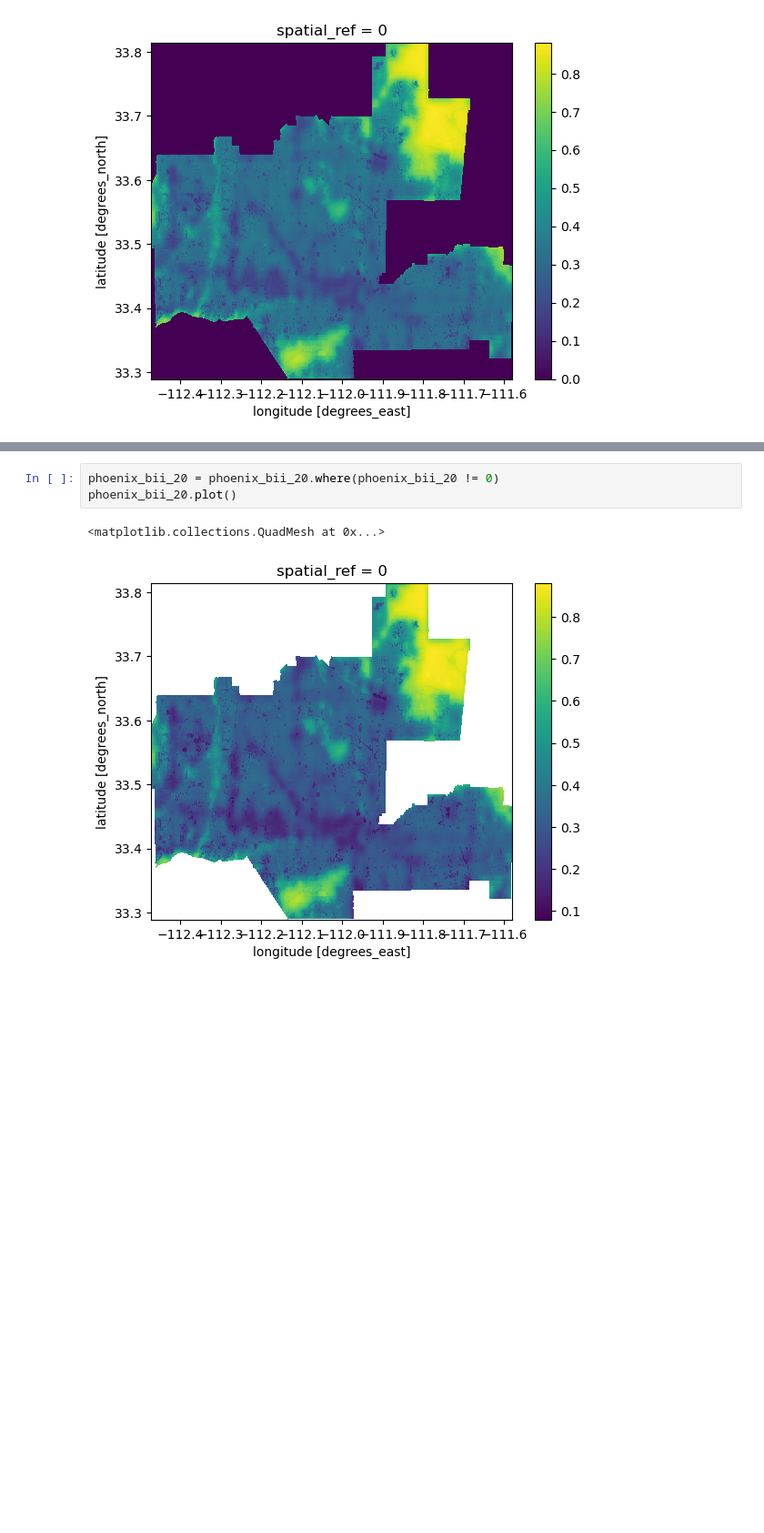
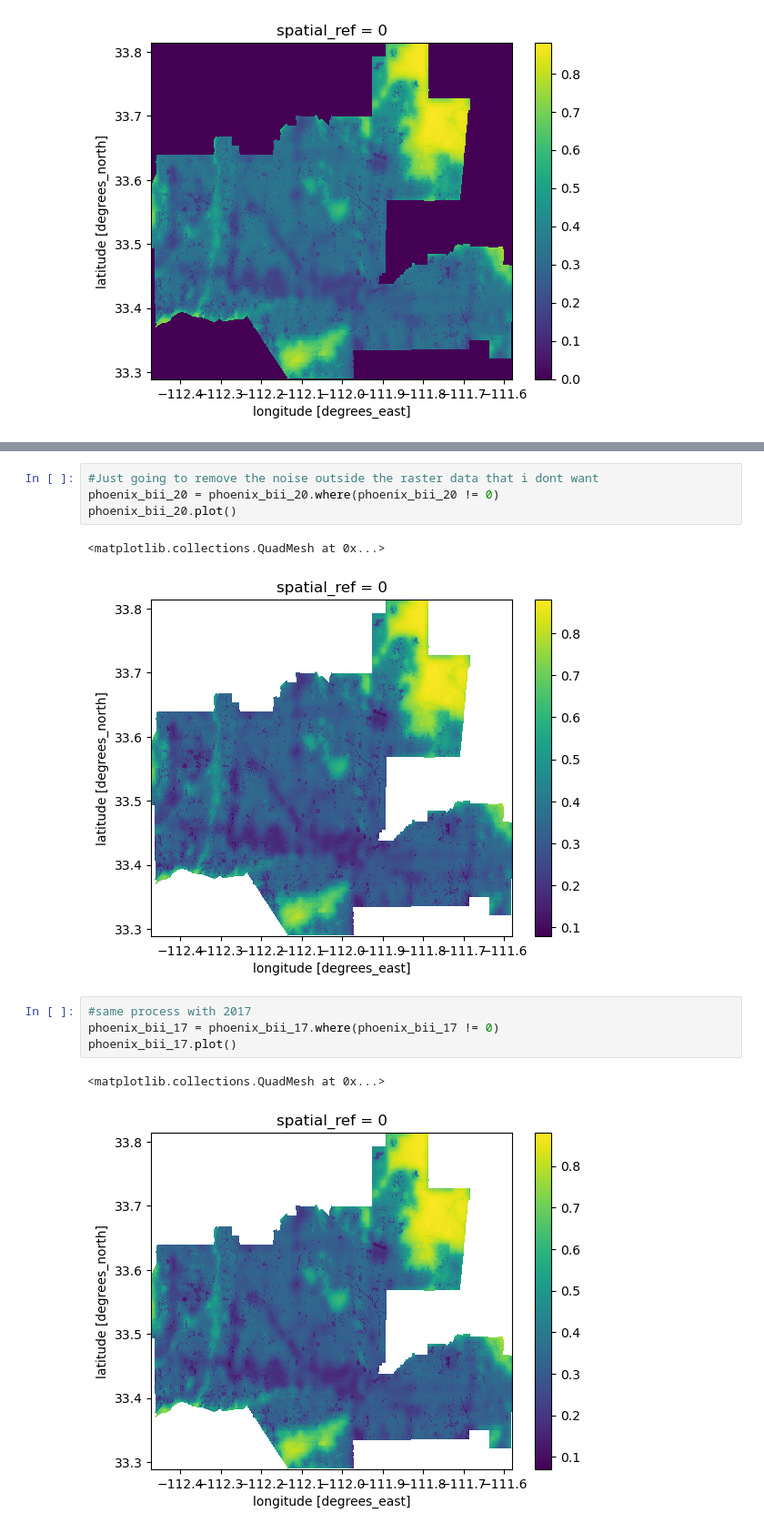
Before and after one commit to rosemaryjuarez/Maricopa-County-bidiversity-analysis, a Jupyter notebook: Final_biodiversity_analysis.ipynb, the cells around one changed output, grey strips where cells are left out. Shown at 91% size. Drawn from its saved outputs; the diff is of its cells as text; blank space fills up the shorter version.

```diff
--- a/Final_biodiversity_analysis.ipynb
+++ b/Final_biodiversity_analysis.ipynb
@@ -283,7 +303,15 @@ phoenix_bii_20.plot()
 # %%
+#Just going to remove the noise outside the raster data that i dont want
 phoenix_bii_20 = phoenix_bii_20.where(phoenix_bii_20 != 0)
 phoenix_bii_20.plot()
 # %% [output]
 <matplotlib.collections.QuadMesh at 0x...>
 [figure]
+# %%
+#same process with 2017
+phoenix_bii_17 = phoenix_bii_17.where(phoenix_bii_17 != 0)
+phoenix_bii_17.plot()
+# %% [output]
+<matplotlib.collections.QuadMesh at 0x...>
+[figure, added]
 # %%
```
Also changed, not shown: parts of 40 cells of this notebook.
